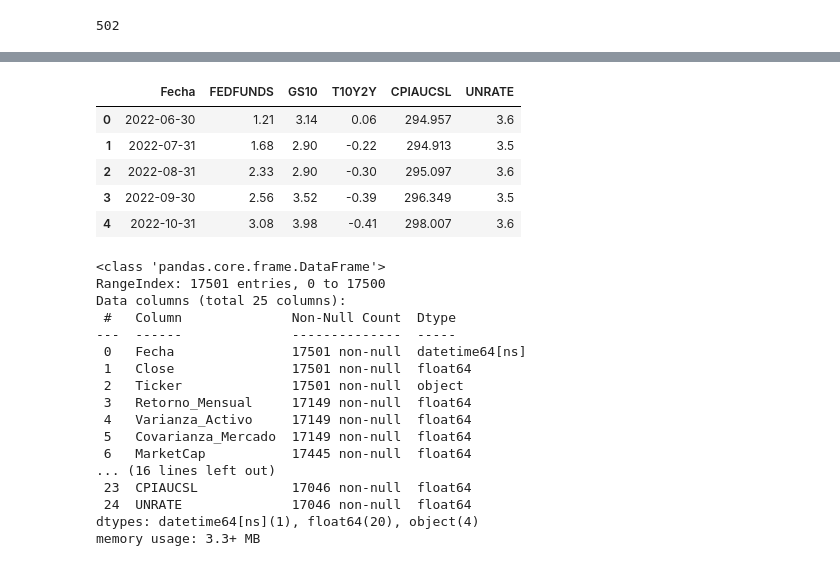
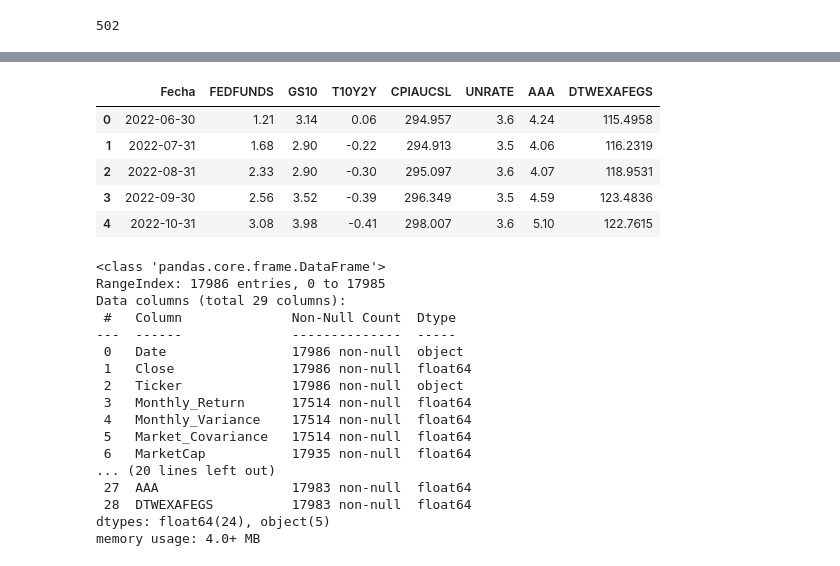
Before and after one commit to sebakremis/FinDataMining, a Jupyter notebook: 01_Extract.ipynb, the cells around one changed output, grey strips where cells are left out. Saved outputs shown, nothing was run; the diff lists cells and outputs as text; code cells hidden in the pictures.

Commit message:
agregar ratios de crecimiento y macro, criterio de 60 dias para todo el dataframe de financials

```diff
--- a/01_Extract.ipynb
+++ b/01_Extract.ipynb
@@ -167,14 +246,14 @@ memory usage: 2.7+ MB
 # %%
-# Extraer datos macro (opcional, devuelve dataframe vacio si no se configura la clave API de FRED)
-indicadores = ['FEDFUNDS', 'GS10', 'T10Y2Y', 'CPIAUCSL', 'UNRATE']
+# Extraer datos macro (devuelve dataframe vacio si no se configuro la clave API de FRED)
+indicadores = ['FEDFUNDS', 'GS10', 'T10Y2Y', 'CPIAUCSL', 'UNRATE', 'AAA', 'DTWEXAFEGS']
 df_datos_macro = extraer_datos_macro(indicadores)
 df_datos_macro.head()
 # %% [output]
-|  | Fecha | FEDFUNDS | GS10 | T10Y2Y | CPIAUCSL | UNRATE |
-| 0 | 2022-06-30 | 1.21 | 3.14 | 0.06 | 294.957 | 3.6 |
-| 1 | 2022-07-31 | 1.68 | 2.90 | -0.22 | 294.913 | 3.5 |
-| 2 | 2022-08-31 | 2.33 | 2.90 | -0.30 | 295.097 | 3.6 |
-| 3 | 2022-09-30 | 2.56 | 3.52 | -0.39 | 296.349 | 3.5 |
-| 4 | 2022-10-31 | 3.08 | 3.98 | -0.41 | 298.007 | 3.6 |
+|  | Fecha | FEDFUNDS | GS10 | T10Y2Y | CPIAUCSL | UNRATE | AAA | DTWEXAFEGS |
+| 0 | 2022-06-30 | 1.21 | 3.14 | 0.06 | 294.957 | 3.6 | 4.24 | 115.4958 |
+| 1 | 2022-07-31 | 1.68 | 2.90 | -0.22 | 294.913 | 3.5 | 4.06 | 116.2319 |
+| 2 | 2022-08-31 | 2.33 | 2.90 | -0.30 | 295.097 | 3.6 | 4.07 | 118.9531 |
+| 3 | 2022-09-30 | 2.56 | 3.52 | -0.39 | 296.349 | 3.5 | 4.59 | 123.4836 |
+| 4 | 2022-10-31 | 3.08 | 3.98 | -0.41 | 298.007 | 3.6 | 5.10 | 122.7615 |
 # %%
 # Asegurar que la columna sea tipo datetime
@@ -186,25 +269,25 @@ df_datos_macro['Fecha'] = df_datos_macro['Fecha'] + pd.offsets.MonthBegin(2)
 # %%
 # Se une con los datos de df_final
-df_raw = pd.merge(df_final, df_datos_macro, on="Fecha", how= "left")
+df_raw = pd.merge(df_final, df_datos_macro, on="Date", how= "left")
 df_raw.info()
 # %% [output]
 <class 'pandas.core.frame.DataFrame'>
-RangeIndex: 17501 entries, 0 to 17500
-Data columns (total 25 columns):
+RangeIndex: 17986 entries, 0 to 17985
+Data columns (total 29 columns):
  #   Column              Non-Null Count  Dtype
 ---  ------              --------------  -----
- 0   Fecha               17501 non-null  datetime64[ns]
- 1   Close               17501 non-null  float64
- 2   Ticker              17501 non-null  object
- 3   Retorno_Mensual     17149 non-null  float64
- 4   Varianza_Activo     17149 non-null  float64
- 5   Covarianza_Mercado  17149 non-null  float64
- 6   MarketCap           17445 non-null  float64
-... (16 lines left out)
- 23  CPIAUCSL            17046 non-null  float64
- 24  UNRATE              17046 non-null  float64
-dtypes: datetime64[ns](1), float64(20), object(4)
-memory usage: 3.3+ MB
+ 0   Date                17986 non-null  object
+ 1   Close               17986 non-null  float64
+ 2   Ticker              17986 non-null  object
+ 3   Monthly_Return      17514 non-null  float64
+ 4   Monthly_Variance    17514 non-null  float64
+ 5   Market_Covariance   17514 non-null  float64
+ 6   MarketCap           17935 non-null  float64
+... (20 lines left out)
+ 27  AAA                 17983 non-null  float64
+ 28  DTWEXAFEGS          17983 non-null  float64
+dtypes: float64(24), object(5)
+memory usage: 4.0+ MB
 # %%
 # Guardar datos extraidos en fichero raw_data
 df_raw.to_parquet(f"{data_folder}/raw_data.parquet")
```
Also changed, not shown: parts of 11 cells of this notebook, 3 other files.
